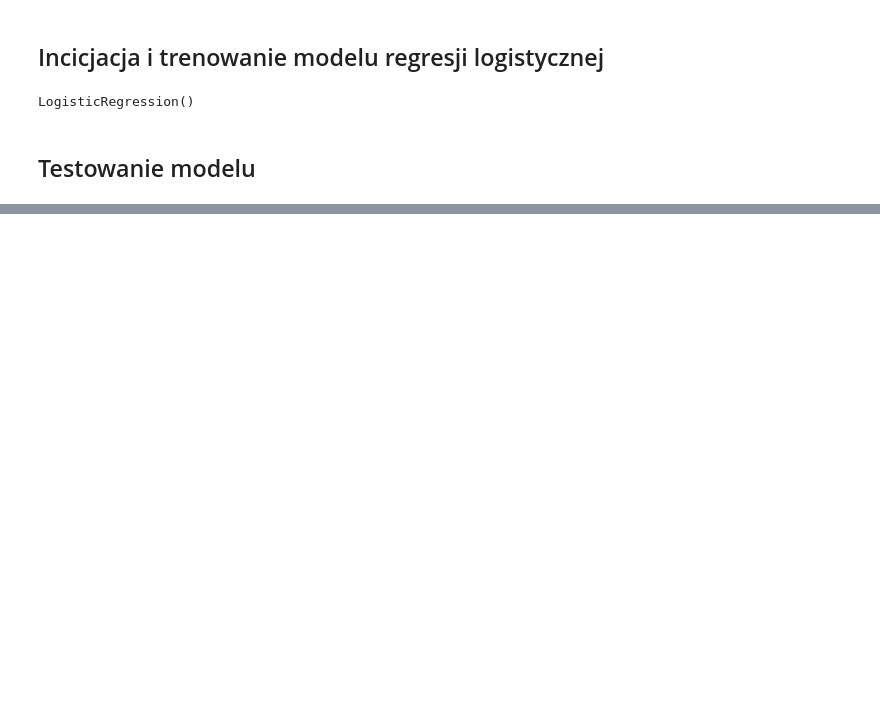
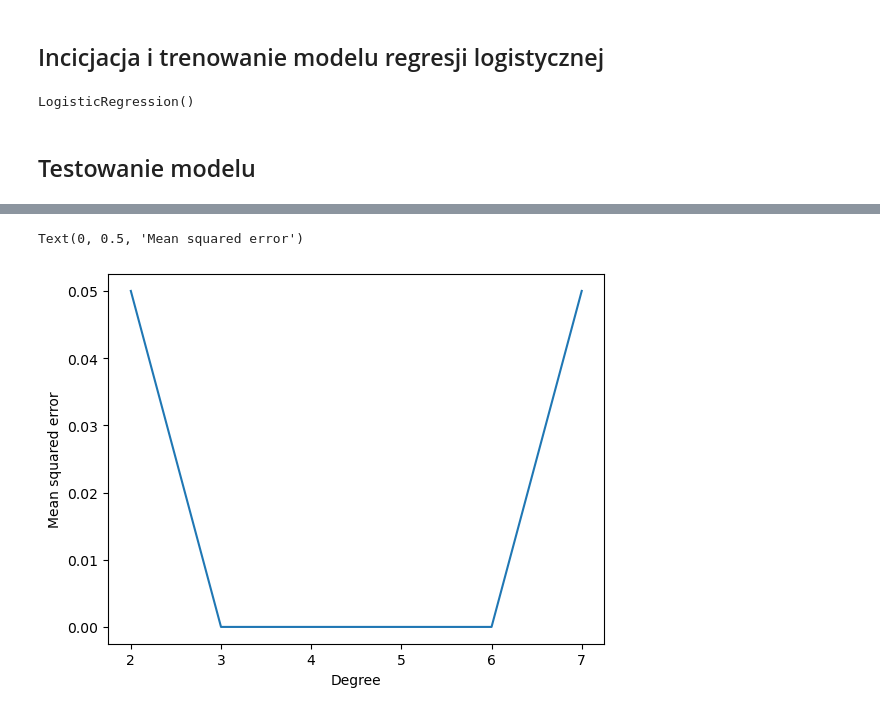
Before and after one commit to ImperTator644/kwd, a Jupyter notebook: projekt/kaczynski_blicharz.ipynb, the cells around one changed output, grey strips where cells are left out. Cells and saved outputs as stored; diff of their text form; code cells hidden in the pictures; blank space fills up the shorter version.

```diff
--- a/projekt/kaczynski_blicharz.ipynb
+++ b/projekt/kaczynski_blicharz.ipynb
@@ -185,0 +215,3 @@ print(confusion_matrix(parkinson_test.target, parkinson_logistic.predict(parkins
+# %%
+logistic_poly = LogisticRegression(max_iter=10000)
+logistic_poly.fit(parkinson_train_poly, parkinson_train.target)
@@ -185,0 +226,5 @@ print(confusion_matrix(parkinson_test.target, parkinson_logistic.predict(parkins
+# %%
+parkinson_poly_data = pt.fit_transform(scaled_parkinson.data)
+
+scores = cross_val_score(LogisticRegression(), parkinson_poly_data, parkinson_target, cv=4)
+print(scores)
@@ -185,0 +235,14 @@ print(confusion_matrix(parkinson_test.target, parkinson_logistic.predict(parkins
+# %%
+mean_errors = []
+accuracy_scores = []
+degrees = []
+# %%
+for i in range(2,8):
+    pt = PolynomialFeatures(i)
+    parkinson_train_2 = pt.fit_transform(parkinson_train.data)
+    parkinson_test_2 = pt.fit_transform(parkinson_test.data)
+    logistic_poly = LogisticRegression(max_iter=1000)
+    logistic_poly.fit(parkinson_train_2, parkinson_train.target)
+    accuracy_scores.append(accuracy_score(parkinson_test.target, logistic_poly.predict(parkinson_test_2)))
+    mean_errors.append(mean_squared_error(parkinson_test.target, logistic_poly.predict(parkinson_test_2)))
+    degrees.append(i)
@@ -185,0 +257,8 @@ print(confusion_matrix(parkinson_test.target, parkinson_logistic.predict(parkins
+# %%
+import matplotlib.pyplot as plt
+plt.plot(degrees,mean_errors)
+plt.xlabel("Degree")
+plt.ylabel("Mean squared error")
+# %% [output]
+Text(0, 0.5, 'Mean squared error')
+[figure, added]
```
Also changed, not shown: parts of 29 cells of this notebook, 3 other files.
